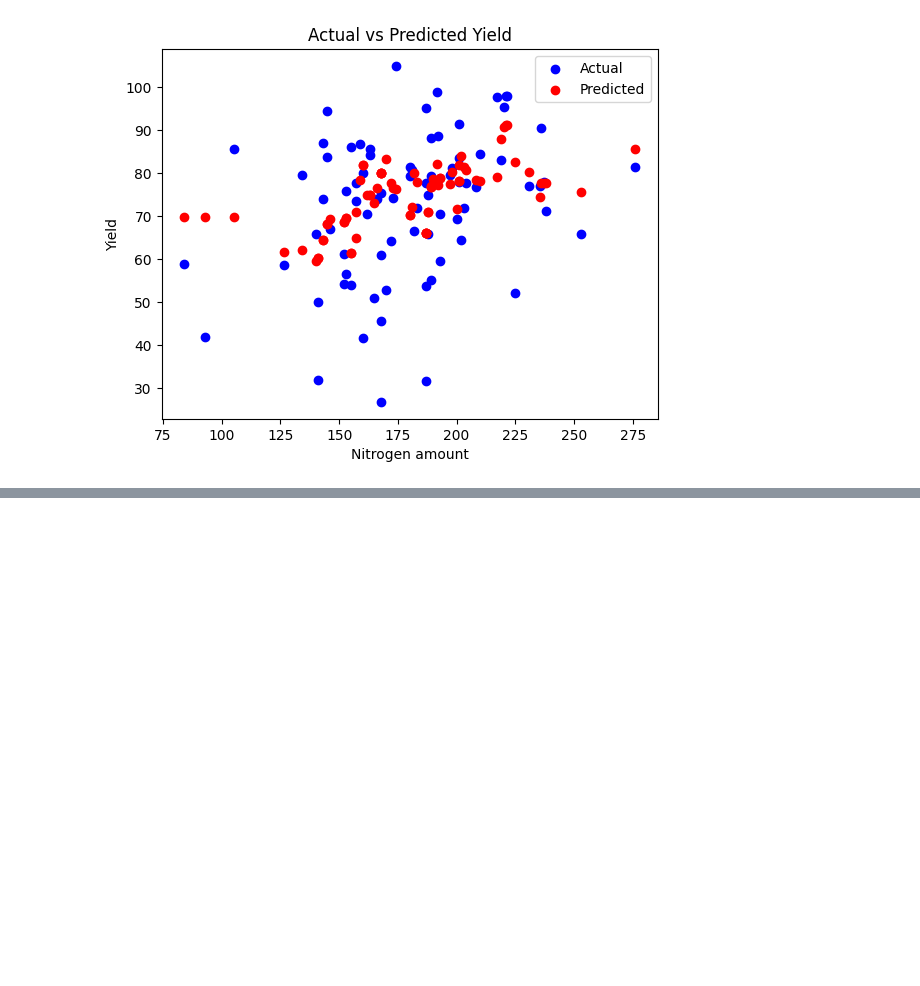
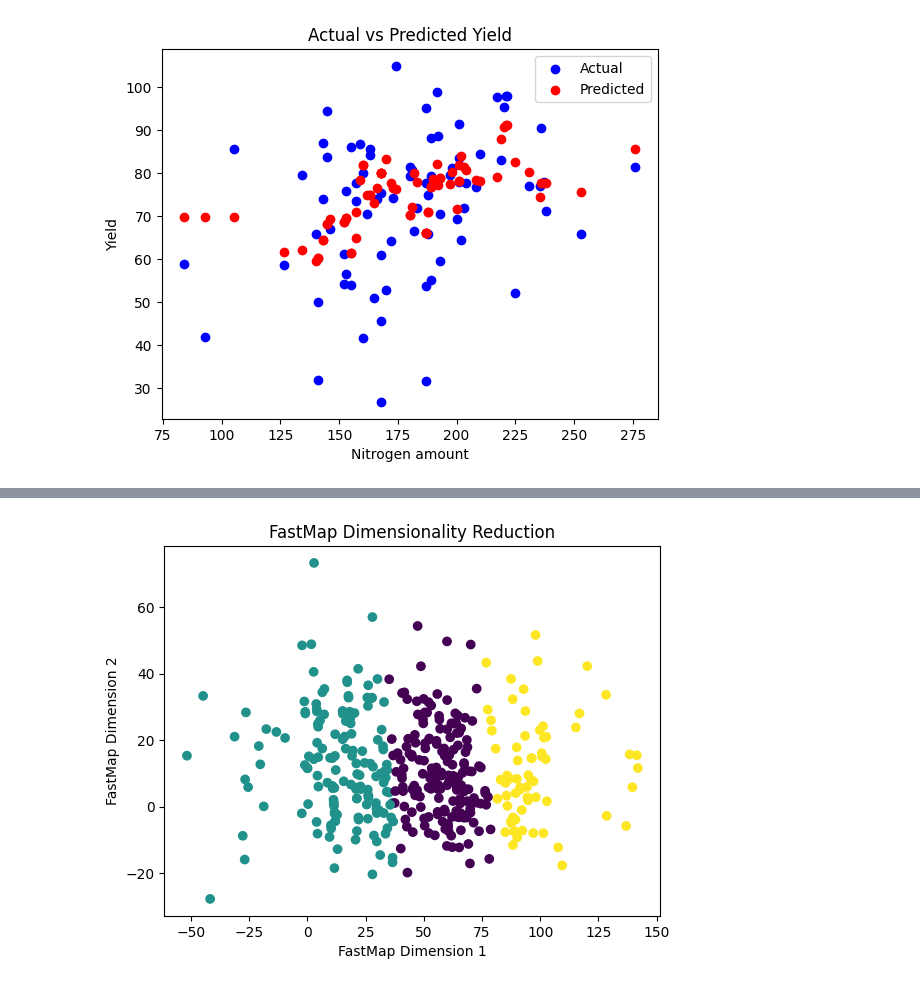
Before and after one commit to serbanradulescu/fded-proj, a Jupyter notebook: project.ipynb, the cells around one changed output, grey strips where cells are left out. Drawn from its saved outputs; the diff is of its cells as text; code cells hidden in the pictures; blank space fills up the shorter version.

```diff
--- a/project.ipynb
+++ b/project.ipynb
@@ -208,0 +265,56 @@ Mean Absolute Error: 12.259253927243849
+# %%
+import numpy as np
+
+
+def euclidean_distance(a, b):
+    return np.sqrt(np.sum((a - b) ** 2))
+
+
+def choose_distant_objects(X):
+    idx1 = np.random.randint(0, len(X))
+    idx2 = np.argmax([euclidean_distance(X[idx1], X[i]) for i in range(len(X))])
+    return idx1, idx2
+
+
+def fastmap(X, k):
+    n = len(X)
+    Y = np.zeros((n, k))
+
+    for j in range(k):
+        idx1, idx2 = choose_distant_objects(X)
+        a, b = X[idx1], X[idx2]
+        d_ab = euclidean_distance(a, b)
+
+        if d_ab == 0:
+            continue
+
+        for i in range(n):
+            xi = X[i]
+            d_ai = euclidean_distance(a, xi)
+            d_bi = euclidean_distance(b, xi)
+            Y[i, j] = (d_ai**2 + d_ab**2 - d_bi**2) / (2 * d_ab)
+
+        X = np.array([xi - (Y[i, j] * (b - a) / d_ab) for i, xi in enumerate(X)])
+
+    return Y
+
+
+# Add the vegetation time to the dataframe
+df["vegetation_time"] = (
+    pd.to_datetime(df["harvest_date"]) - pd.to_datetime(df["sowing_date"])
+).dt
+
+# Prepare the data
+X = df[["real_n_amount_kg_n_ha", "real_yield_dt_ha"]].values
+
+# Apply FastMap to reduce to 2 dimensions
+Y = fastmap(X, 2)
+
+# Plot the reduced data
+plt.scatter(Y[:, 0], Y[:, 1], c=df["cluster"], cmap="viridis")
+plt.xlabel("FastMap Dimension 1")
+plt.ylabel("FastMap Dimension 2")
+plt.title("FastMap Dimensionality Reduction")
+plt.show()
+# %% [output]
+[figure, added]
```
Also changed, not shown: parts of 10 cells of this notebook.
